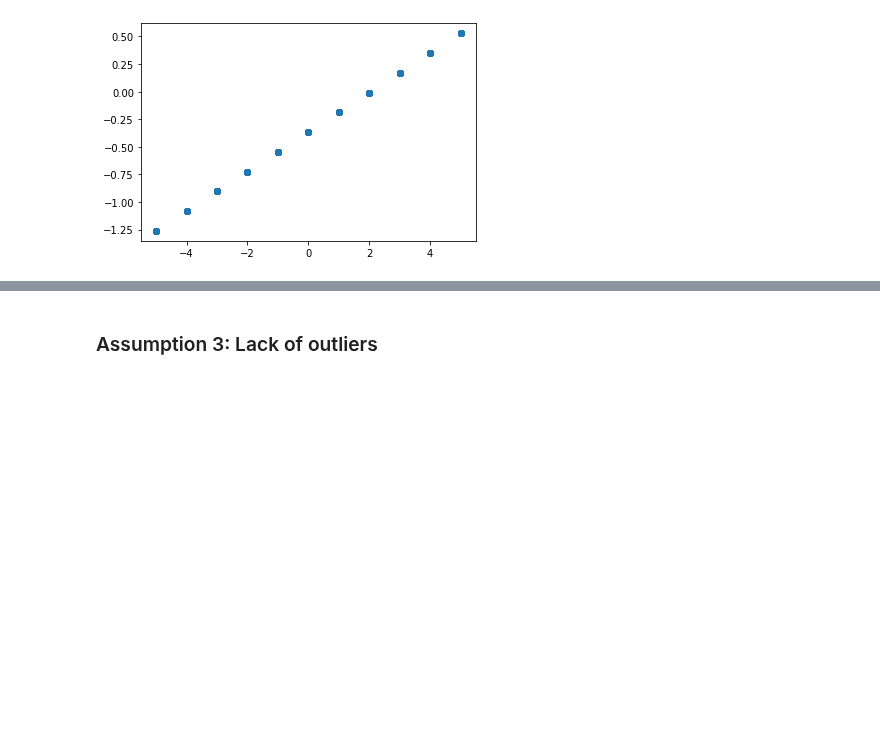
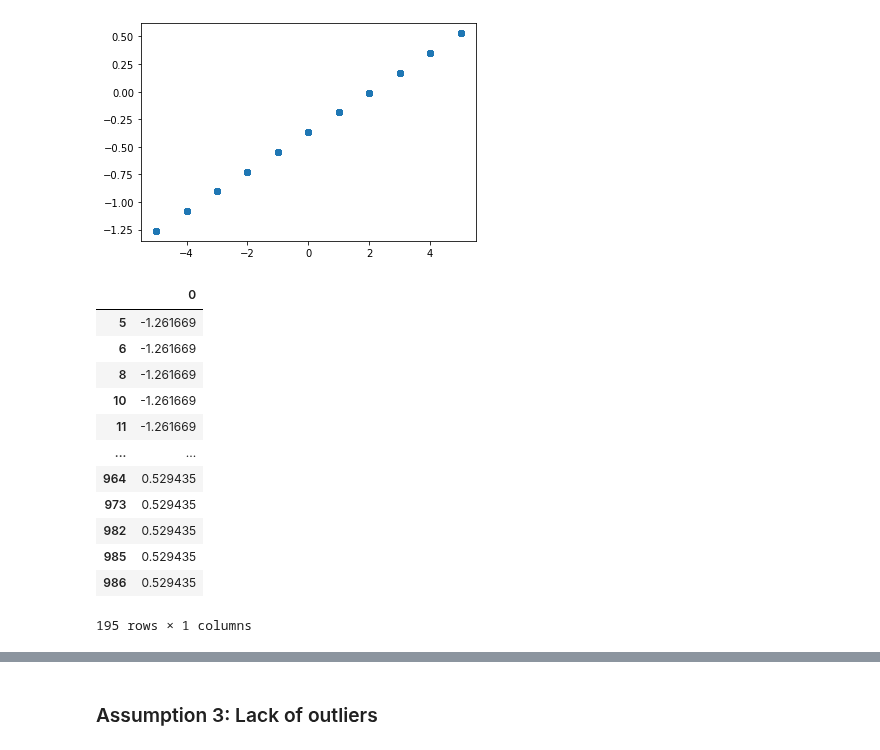
Before and after one commit to bang-a-coder/thesis-analysis, a Jupyter notebook: H1/h1c-model.ipynb, the cells around one changed output, grey strips where cells are left out. Saved outputs shown, nothing was run; the diff lists cells and outputs as text; code cells hidden in the pictures; blank space fills up the shorter version.

```diff
--- a/H1/h1c-model.ipynb
+++ b/H1/h1c-model.ipynb
@@ -118,3 +118,19 @@ plt.scatter(x=X_constant['ddist_year'].values, y=log_odds);
 plt.show()
 # %% [output]
 [figure]
+# %%
+pd.DataFrame(log_odds)
+# %% [output]
+|  | 0 |
+| 5 | -1.261669 |
+| 6 | -1.261669 |
+| 8 | -1.261669 |
+| 10 | -1.261669 |
+| 11 | -1.261669 |
+| ... | ... |
+| 964 | 0.529435 |
+| 973 | 0.529435 |
+| 982 | 0.529435 |
+| 985 | 0.529435 |
+| 986 | 0.529435 |
+195 rows × 1 columns
```
Also changed, not shown: parts of 8 cells of this notebook, 2 other files.
